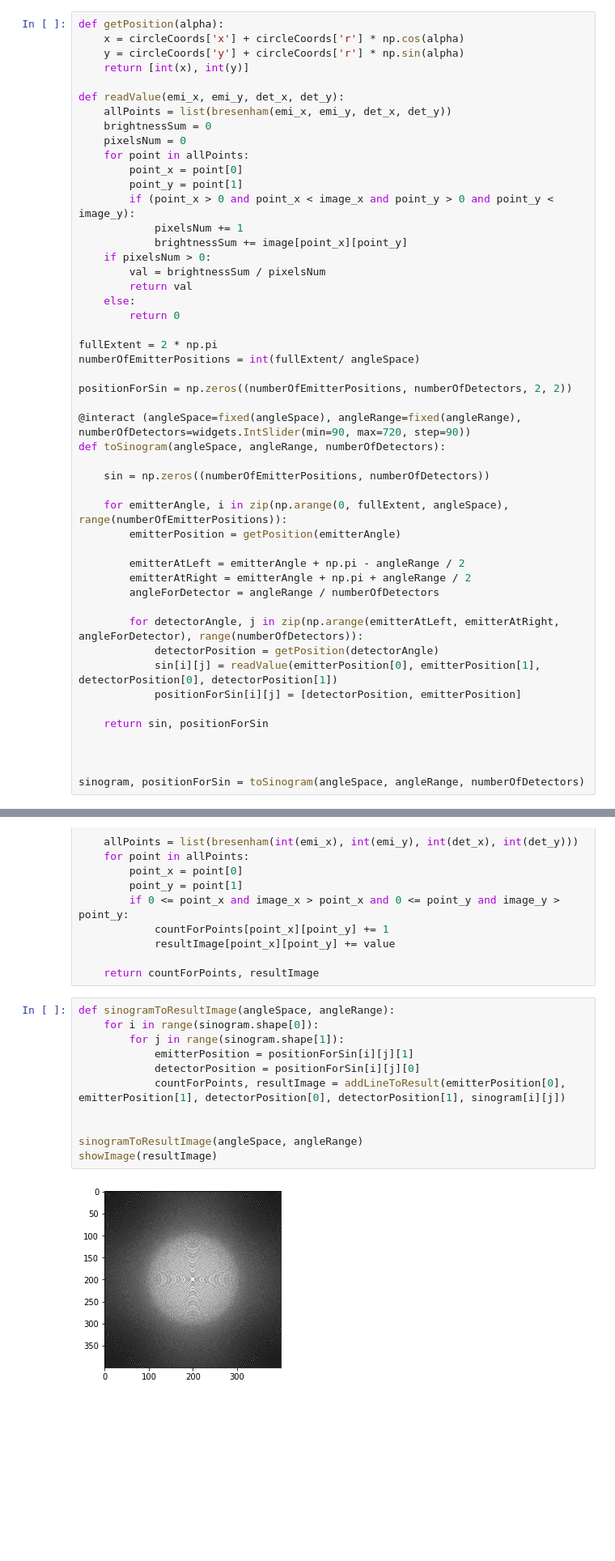
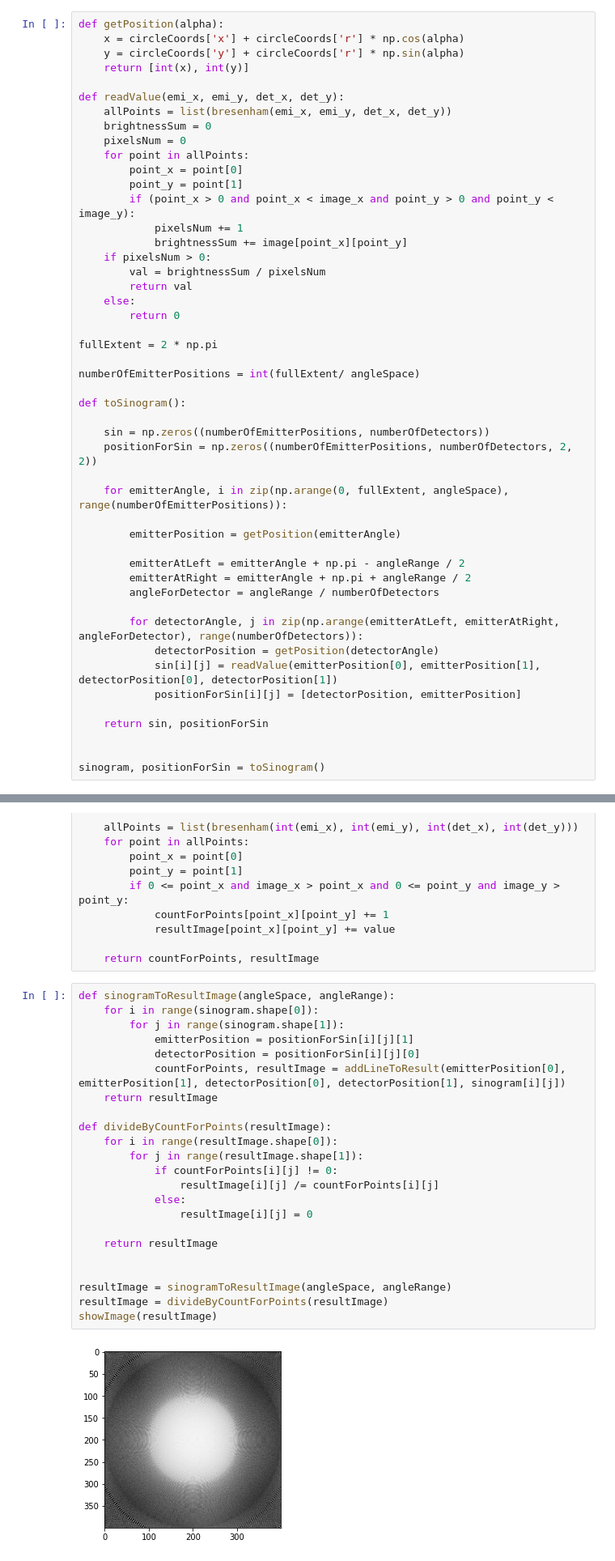
Before and after one commit to EwaKomkowska/Informatyka_w_medycynie, a Jupyter notebook: Tomografv0.ipynb, the cells around one changed output, grey strips where cells are left out. Shown at 81% size. Cells and saved outputs as stored; diff of their text form; blank space fills up the shorter version.

```diff
--- a/Tomografv0.ipynb
+++ b/Tomografv0.ipynb
@@ -105,16 +105,16 @@ def readValue(emi_x, emi_y, det_x, det_y):
         return 0
 
 fullExtent = 2 * np.pi
+
 numberOfEmitterPositions = int(fullExtent/ angleSpace)
 
-positionForSin = np.zeros((numberOfEmitterPositions, numberOfDetectors, 2, 2))
-
-@interact (angleSpace=fixed(angleSpace), angleRange=fixed(angleRange), numberOfDetectors=widgets.IntSlider(min=90, max=720, step=90))
-def toSinogram(angleSpace, angleRange, numberOfDetectors):
+def toSinogram():
 
     sin = np.zeros((numberOfEmitterPositions, numberOfDetectors))
+    positionForSin = np.zeros((numberOfEmitterPositions, numberOfDetectors, 2, 2))
 
     for emitterAngle, i in zip(np.arange(0, fullExtent, angleSpace), range(numberOfEmitterPositions)):
+
         emitterPosition = getPosition(emitterAngle)
 
         emitterAtLeft = emitterAngle + np.pi - angleRange / 2
@@ -129,5 +129,4 @@ def toSinogram(angleSpace, angleRange, numberOfDetectors):
     return sin, positionForSin
 
 
-
-sinogram, positionForSin = toSinogram(angleSpace, angleRange, numberOfDetectors)
+sinogram, positionForSin = toSinogram()
@@ -178,13 +175,25 @@ def addLineToResult(emi_x, emi_y, det_x, det_y, value):
 # %%
 def sinogramToResultImage(angleSpace, angleRange):
     for i in range(sinogram.shape[0]):
         for j in range(sinogram.shape[1]):
             emitterPosition = positionForSin[i][j][1]
             detectorPosition = positionForSin[i][j][0]
             countForPoints, resultImage = addLineToResult(emitterPosition[0], emitterPosition[1], detectorPosition[0], detectorPosition[1], sinogram[i][j])
+    return resultImage
+
+def divideByCountForPoints(resultImage):
+    for i in range(resultImage.shape[0]):
+        for j in range(resultImage.shape[1]):
+            if countForPoints[i][j] != 0:
+                resultImage[i][j] /= countForPoints[i][j]
+            else:
+                resultImage[i][j] = 0
+
+    return resultImage
 
 
-sinogramToResultImage(angleSpace, angleRange)
+resultImage = sinogramToResultImage(angleSpace, angleRange)
+resultImage = divideByCountForPoints(resultImage)
 showImage(resultImage)
 # %% [output]
-[figure, old version]
+[figure, new version]
```
Also changed, not shown: parts of 2 cells of this notebook.
